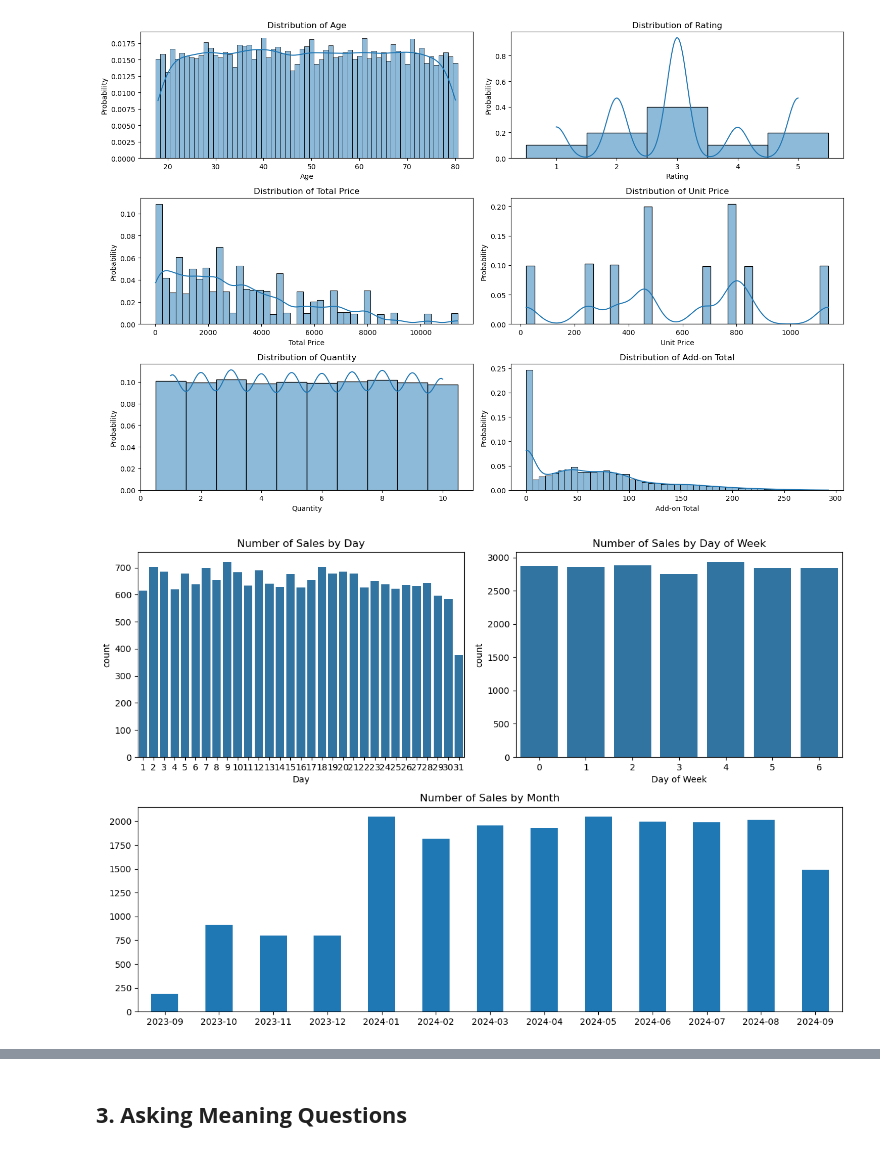
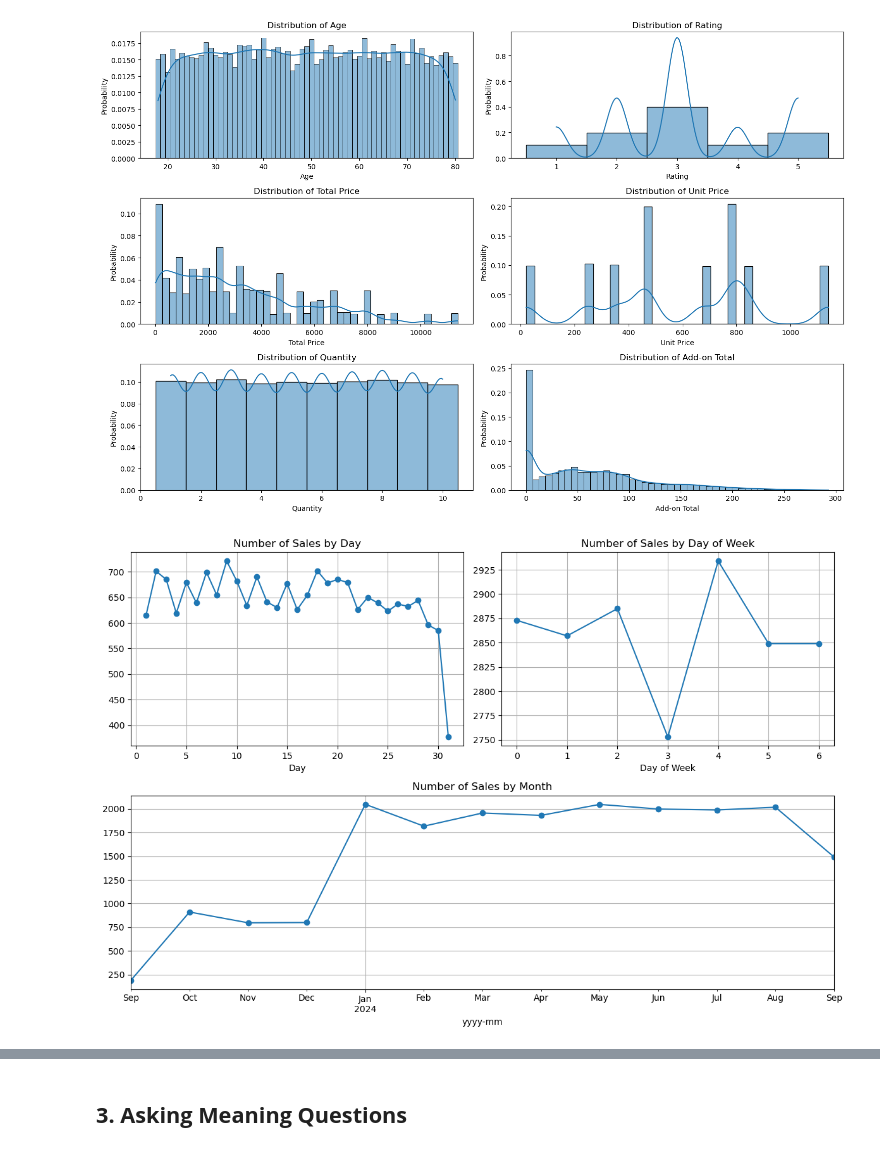
Before and after one commit to LtnLinh/CSC17104-Programming-for-Data-Science, a Jupyter notebook: Notebook.ipynb, the cells around one changed output, grey strips where cells are left out. Cells and saved outputs as stored; diff of their text form; code cells hidden in the pictures.

```diff
--- a/Notebook.ipynb
+++ b/Notebook.ipynb
@@ -197,28 +233,35 @@ plt.show()
 # %%
 # Plot cho Purchase Date
 eda_df = sales_df.copy()
 eda_df['Purchase Date'] = pd.to_datetime(eda_df['Purchase Date'])
 eda_df['Year'] = eda_df['Purchase Date'].dt.year
 eda_df['Month'] = eda_df['Purchase Date'].dt.month
 eda_df['Day'] = eda_df['Purchase Date'].dt.day
 eda_df['Day of Week'] = eda_df['Purchase Date'].dt.dayofweek
 eda_df["yyyy-mm"] = eda_df["Purchase Date"].dt.to_period('M')
 
 fig, axd = plt.subplot_mosaic([['A', 'B'],
                                ['C', 'C']],
                               figsize=(12, 8), layout="constrained")
 
-sns.countplot(x='Day', data=eda_df, ax=axd['A'])
+# Daily sales trend
+daily_sales = eda_df.groupby('Day').size()
+daily_sales.plot(marker='o', ax=axd['A'])
 axd['A'].set_title('Number of Sales by Day')
+axd['A'].grid(True)
 
-sns.countplot(x='Day of Week', data=eda_df, ax=axd['B'])
+# Weekly sales trend
+weekly_sales = eda_df.groupby('Day of Week').size()
+weekly_sales.plot(marker='o', ax=axd['B'])
 axd['B'].set_title('Number of Sales by Day of Week')
+axd['B'].grid(True)
 
-eda_df['yyyy-mm'].value_counts().sort_index().plot(kind='bar', ax=axd['C'], rot=0)
+eda_df.groupby('yyyy-mm').size().plot(kind='line', marker='o', ax=axd['C'])
 axd['C'].set_title('Number of Sales by Month')
+axd['C'].grid(True)
 
 plt.tight_layout()
 plt.show()
 # %% [output]
-[figure, old version]
+[figure, new version]
 # %%
```
Also changed, not shown: parts of 7 cells of this notebook.
